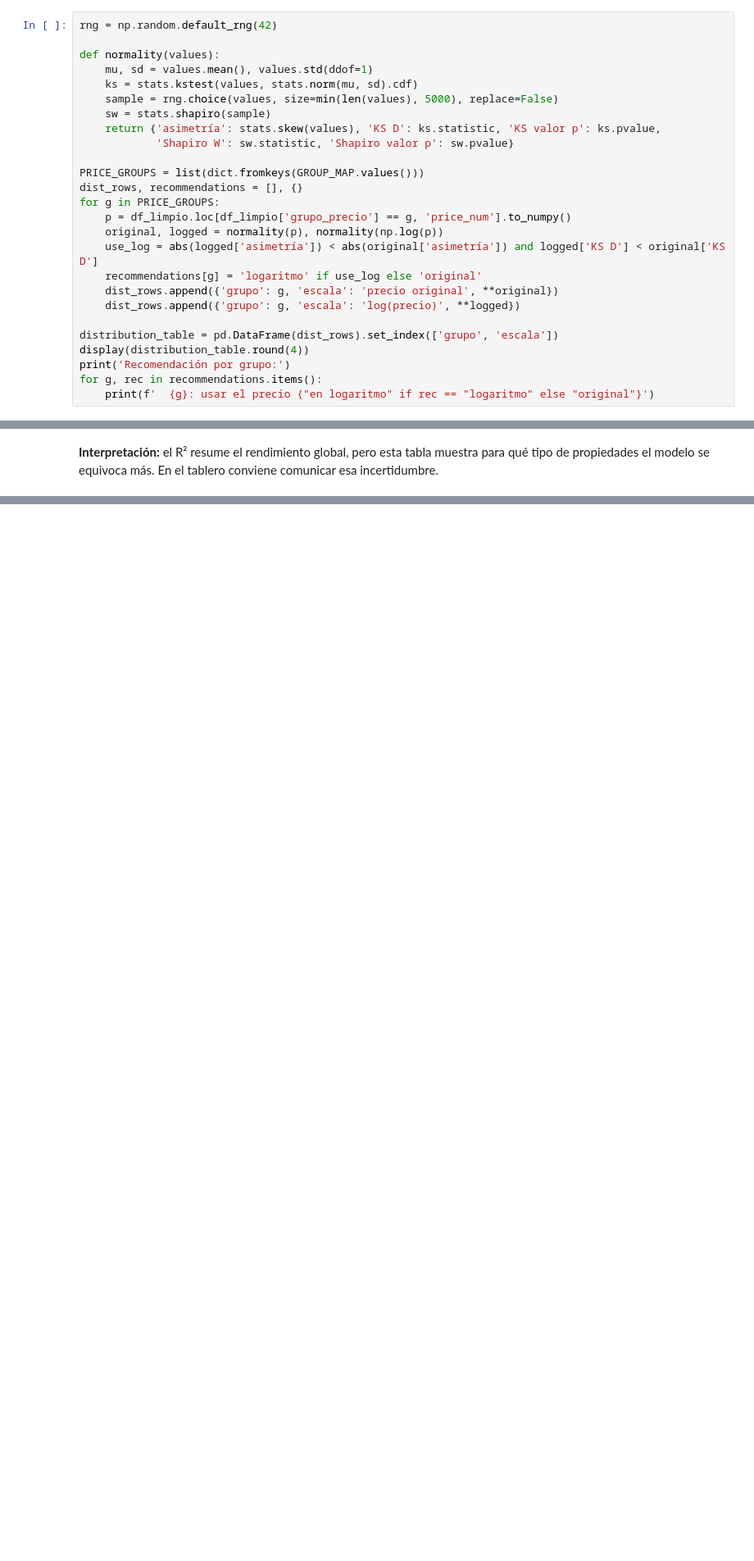
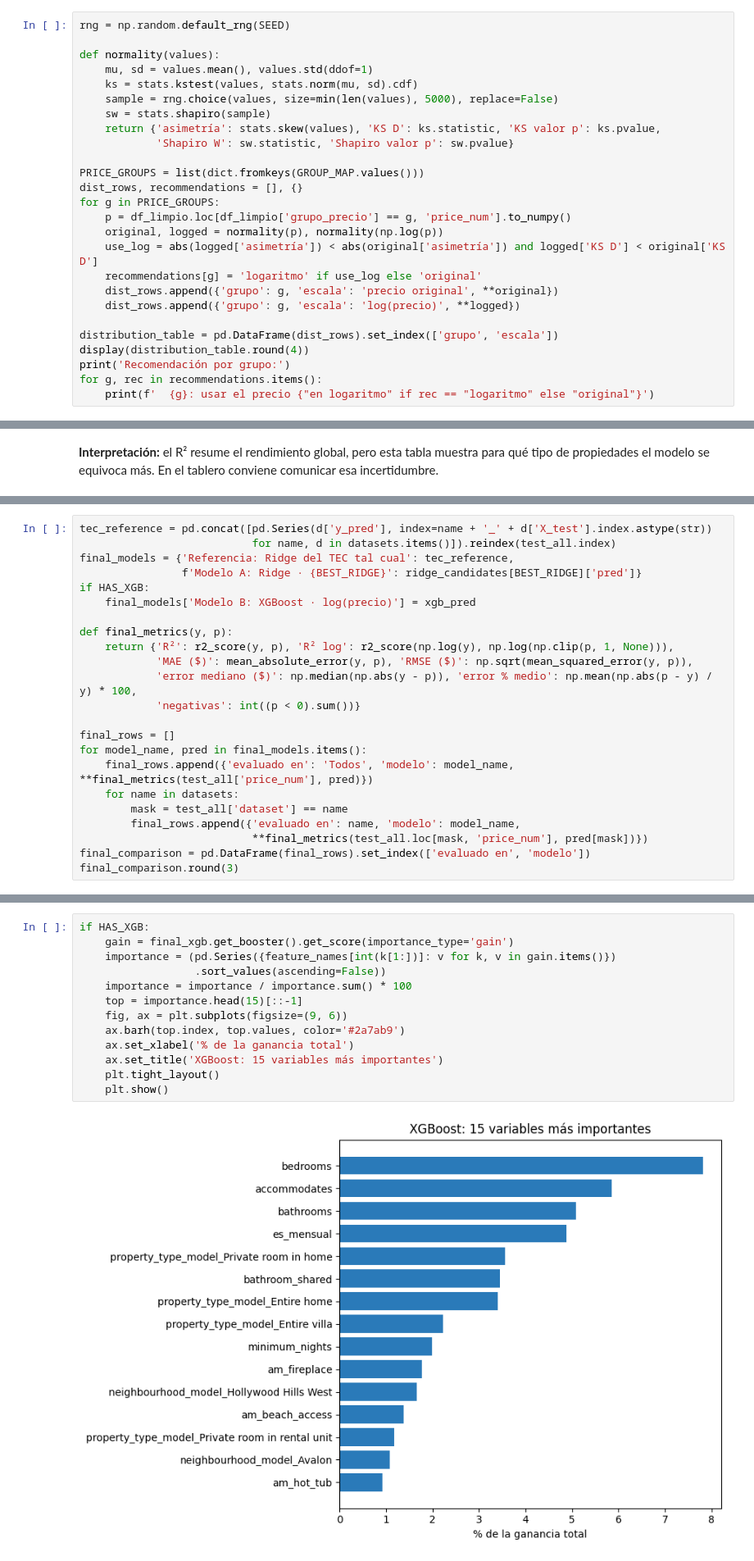
Before and after one commit to andrw4-4/airbnb-la-stay-actd, a Jupyter notebook: notebooks/LA_LA_Stay_.ipynb, the cells around one changed output, grey strips where cells are left out. Shown at 82% size. Saved outputs shown, nothing was run; the diff lists cells and outputs as text; blank space fills up the shorter version.

```diff
--- a/notebooks/LA_LA_Stay_.ipynb
+++ b/notebooks/LA_LA_Stay_.ipynb
@@ -1122,7 +1125,7 @@ Para cada grupo resultante se compara el **precio original** y su **logaritmo**
 
 > Con miles de datos, KS y Shapiro-Wilk rechazan la normalidad exacta casi siempre (valor p ≈ 0) aunque la aproximación sea muy buena. Por eso la decisión se basa en **D, W, la asimetría y las gráficas**, no solo en el valor p. Además, como la media y la desviación se estiman de los mismos datos, el valor p de KS es solo aproximado.
 # %%
-rng = np.random.default_rng(42)
+rng = np.random.default_rng(SEED)
 
 def normality(values):
     mu, sd = values.mean(), values.std(ddof=1)
@@ -1456,0 +1775,23 @@ plt.show()
+# %%
+tec_reference = pd.concat([pd.Series(d['y_pred'], index=name + '_' + d['X_test'].index.astype(str))
+                           for name, d in datasets.items()]).reindex(test_all.index)
+final_models = {'Referencia: Ridge del TEC tal cual': tec_reference,
+                f'Modelo A: Ridge · {BEST_RIDGE}': ridge_candidates[BEST_RIDGE]['pred']}
+if HAS_XGB:
+    final_models['Modelo B: XGBoost · log(precio)'] = xgb_pred
+
+def final_metrics(y, p):
+    return {'R²': r2_score(y, p), 'R² log': r2_score(np.log(y), np.log(np.clip(p, 1, None))),
+            'MAE ($)': mean_absolute_error(y, p), 'RMSE ($)': np.sqrt(mean_squared_error(y, p)),
+            'error mediano ($)': np.median(np.abs(y - p)), 'error % medio': np.mean(np.abs(p - y) / y) * 100,
+            'negativas': int((p < 0).sum())}
+
+final_rows = []
+for model_name, pred in final_models.items():
+    final_rows.append({'evaluado en': 'Todos', 'modelo': model_name, **final_metrics(test_all['price_num'], pred)})
+    for name in datasets:
+        mask = test_all['dataset'] == name
+        final_rows.append({'evaluado en': name, 'modelo': model_name,
+                           **final_metrics(test_all.loc[mask, 'price_num'], pred[mask])})
+final_comparison = pd.DataFrame(final_rows).set_index(['evaluado en', 'modelo'])
+final_comparison.round(3)
@@ -1456,0 +1949,15 @@ plt.show()
+# %%
+if HAS_XGB:
+    gain = final_xgb.get_booster().get_score(importance_type='gain')
+    importance = (pd.Series({feature_names[int(k[1:])]: v for k, v in gain.items()})
+                  .sort_values(ascending=False))
+    importance = importance / importance.sum() * 100
+    top = importance.head(15)[::-1]
+    fig, ax = plt.subplots(figsize=(9, 6))
+    ax.barh(top.index, top.values, color='#2a7ab9')
+    ax.set_xlabel('% de la ganancia total')
+    ax.set_title('XGBoost: 15 variables más importantes')
+    plt.tight_layout()
+    plt.show()
+# %% [output]
+[figure, added]
```
Also changed, not shown: parts of 31 cells of this notebook.
